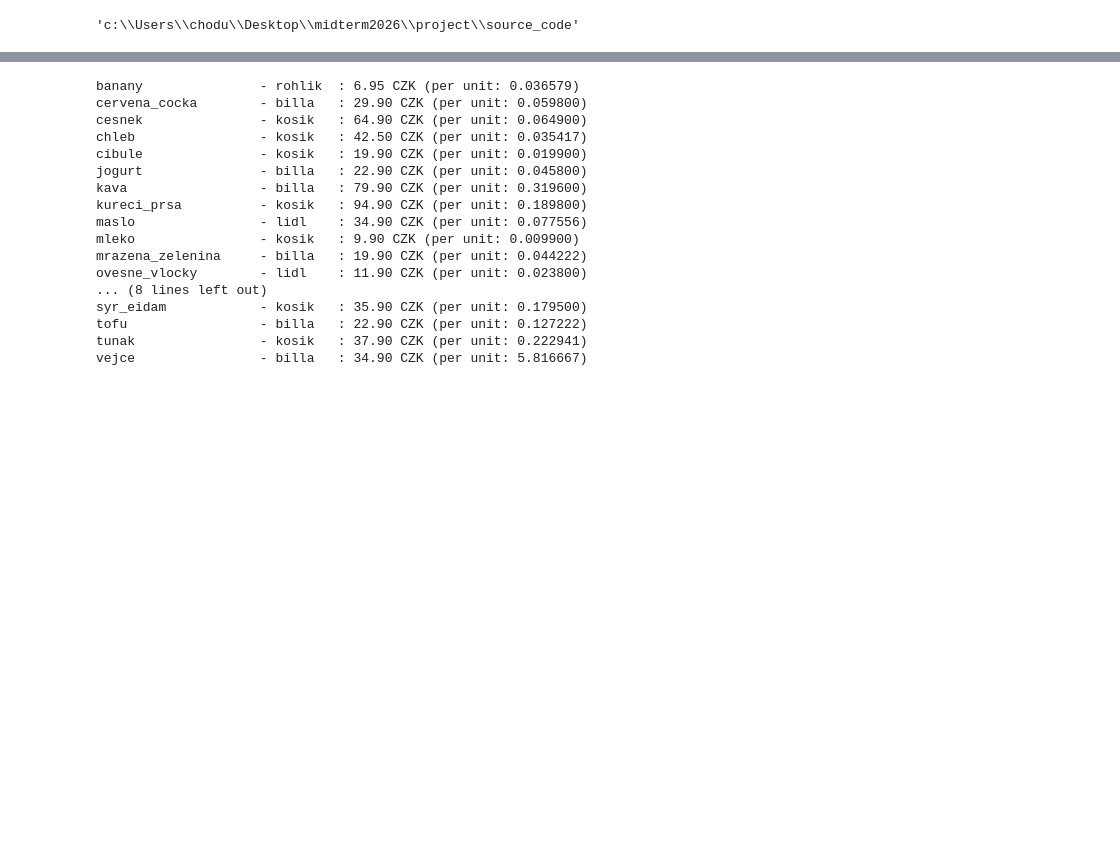
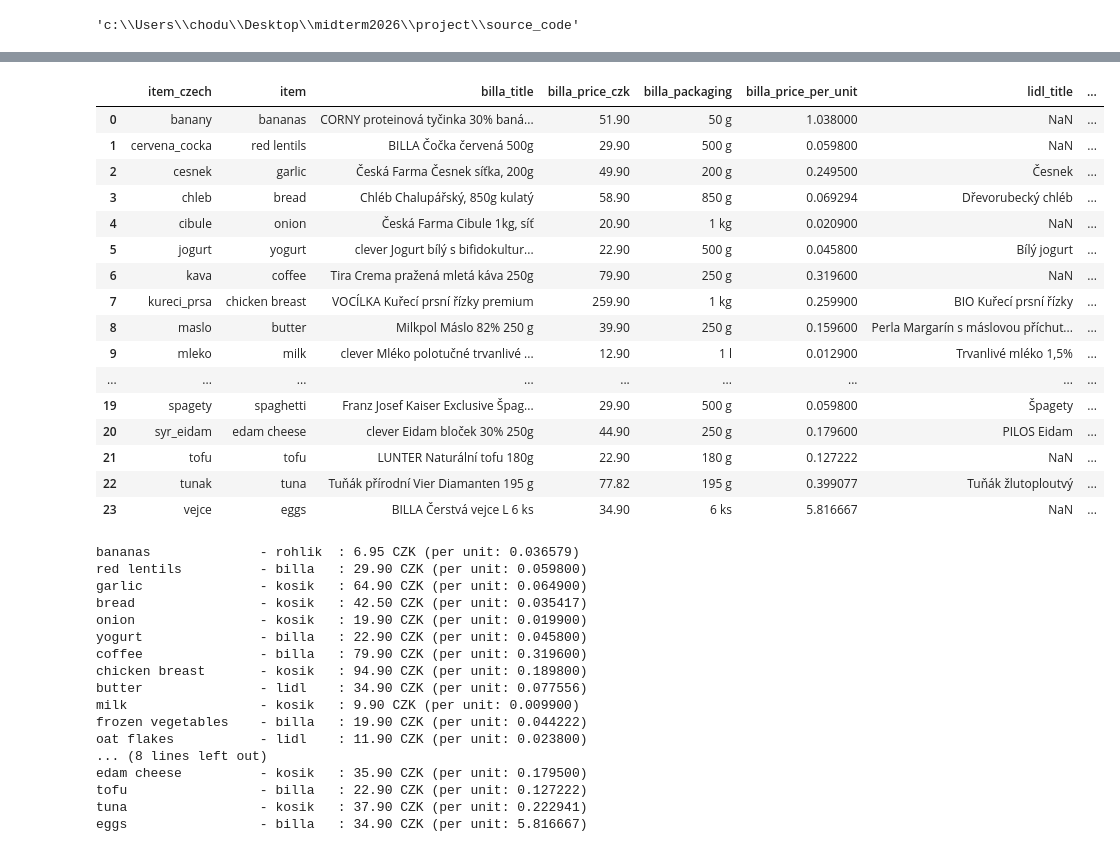
Before and after one commit to haeronwen/project, a Jupyter notebook: source_code/4_groceries_cleaner.ipynb, the cells around one changed output, grey strips where cells are left out. Drawn from its saved outputs; the diff is of its cells as text; code cells hidden in the pictures; blank space fills up the shorter version.

```diff
--- a/source_code/4_groceries_cleaner.ipynb
+++ b/source_code/4_groceries_cleaner.ipynb
@@ -57,3 +97,53 @@ full.head()
+# %%
+item_translation = {
+    "banany": "bananas",
+    "cervena_cocka": "red lentils",
+    "cesnek": "garlic",
+    "chleb": "bread",
+    "cibule": "onion",
+    "jogurt": "yogurt",
+    "kava": "coffee",
+    "kureci_prsa": "chicken breast",
+    "maslo": "butter",
+    "mleko": "milk",
+    "mrazena_zelenina": "frozen vegetables",
+    "ovesne_vlocky": "oat flakes",
+    "ovesny_napoj": "oat drink",
+    "paprika": "bell pepper",
+    "pesto": "pesto",
+    "rajcatova_omacka": "tomato sauce",
+    "repkovy_olej": "rapeseed oil",
+    "ryze": "rice",
+    "sojovy_napoj": "soy drink",
+    "spagety": "spaghetti",
+    "syr_eidam": "edam cheese",
+    "tofu": "tofu",
+    "tunak": "tuna",
+    "vejce": "eggs"
+}
+# %%
+full = full.rename(columns={"item": "item_czech"})
+full.insert(1, "item", full["item_czech"].map(item_translation))
+# %%
+full
+# %% [output]
+|  | item_czech | item | billa_title | billa_price_czk | billa_packaging | billa_price_per_unit | lidl_title | ... |
+| 0 | banany | bananas | CORNY proteinová tyčinka 30% baná... | 51.90 | 50 g | 1.038000 | NaN | ... |
+| 1 | cervena_cocka | red lentils | BILLA Čočka červená 500g | 29.90 | 500 g | 0.059800 | NaN | ... |
+| 2 | cesnek | garlic | Česká Farma Česnek síťka, 200g | 49.90 | 200 g | 0.249500 | Česnek | ... |
+| 3 | chleb | bread | Chléb Chalupářský, 850g kulatý | 58.90 | 850 g | 0.069294 | Dřevorubecký chléb | ... |
+| 4 | cibule | onion | Česká Farma Cibule 1kg, síť | 20.90 | 1 kg | 0.020900 | NaN | ... |
+| 5 | jogurt | yogurt | clever Jogurt bílý s bifidokultur... | 22.90 | 500 g | 0.045800 | Bílý jogurt | ... |
+| 6 | kava | coffee | Tira Crema pražená mletá káva 250g | 79.90 | 250 g | 0.319600 | NaN | ... |
+| 7 | kureci_prsa | chicken breast | VOCÍLKA Kuřecí prsní řízky premium | 259.90 | 1 kg | 0.259900 | BIO Kuřecí prsní řízky | ... |
+| 8 | maslo | butter | Milkpol Máslo 82% 250 g | 39.90 | 250 g | 0.159600 | Perla Margarín s máslovou příchut... | ... |
+| 9 | mleko | milk | clever Mléko polotučné trvanlivé ... | 12.90 | 1 l | 0.012900 | Trvanlivé mléko 1,5% | ... |
+| ... | ... | ... | ... | ... | ... | ... | ... | ... |
+| 19 | spagety | spaghetti | Franz Josef Kaiser Exclusive Špag... | 29.90 | 500 g | 0.059800 | Špagety | ... |
+| 20 | syr_eidam | edam cheese | clever Eidam bloček 30% 250g | 44.90 | 250 g | 0.179600 | PILOS Eidam | ... |
+| 21 | tofu | tofu | LUNTER Naturální tofu 180g | 22.90 | 180 g | 0.127222 | NaN | ... |
+| 22 | tunak | tuna | Tuňák přírodní Vier Diamanten 195 g | 77.82 | 195 g | 0.399077 | Tuňák žlutoploutvý | ... |
+| 23 | vejce | eggs | BILLA Čerstvá vejce L 6 ks | 34.90 | 6 ks | 5.816667 | NaN | ... |
 # %%
 basket_items = []
 
@@ -106,23 +196,23 @@ for idx, row in full.iterrows():
 # Convert to DataFrame
 basket_df = pd.DataFrame(basket_items)
 # %% [output]
-banany               - rohlik  : 6.95 CZK (per unit: 0.036579)
-cervena_cocka        - billa   : 29.90 CZK (per unit: 0.059800)
-cesnek               - kosik   : 64.90 CZK (per unit: 0.064900)
-chleb                - kosik   : 42.50 CZK (per unit: 0.035417)
-cibule               - kosik   : 19.90 CZK (per unit: 0.019900)
-jogurt               - billa   : 22.90 CZK (per unit: 0.045800)
-kava                 - billa   : 79.90 CZK (per unit: 0.319600)
-kureci_prsa          - kosik   : 94.90 CZK (per unit: 0.189800)
-maslo                - lidl    : 34.90 CZK (per unit: 0.077556)
-mleko                - kosik   : 9.90 CZK (per unit: 0.009900)
-mrazena_zelenina     - billa   : 19.90 CZK (per unit: 0.044222)
-ovesne_vlocky        - lidl    : 11.90 CZK (per unit: 0.023800)
+bananas              - rohlik  : 6.95 CZK (per unit: 0.036579)
+red lentils          - billa   : 29.90 CZK (per unit: 0.059800)
+garlic               - kosik   : 64.90 CZK (per unit: 0.064900)
+bread                - kosik   : 42.50 CZK (per unit: 0.035417)
+onion                - kosik   : 19.90 CZK (per unit: 0.019900)
+yogurt               - billa   : 22.90 CZK (per unit: 0.045800)
+coffee               - billa   : 79.90 CZK (per unit: 0.319600)
+chicken breast       - kosik   : 94.90 CZK (per unit: 0.189800)
+butter               - lidl    : 34.90 CZK (per unit: 0.077556)
+milk                 - kosik   : 9.90 CZK (per unit: 0.009900)
+frozen vegetables    - billa   : 19.90 CZK (per unit: 0.044222)
+oat flakes           - lidl    : 11.90 CZK (per unit: 0.023800)
 ... (8 lines left out)
-syr_eidam            - kosik   : 35.90 CZK (per unit: 0.179500)
+edam cheese          - kosik   : 35.90 CZK (per unit: 0.179500)
 tofu                 - billa   : 22.90 CZK (per unit: 0.127222)
-tunak                - kosik   : 37.90 CZK (per unit: 0.222941)
-vejce                - billa   : 34.90 CZK (per unit: 5.816667)
+tuna                 - kosik   : 37.90 CZK (per unit: 0.222941)
+eggs                 - billa   : 34.90 CZK (per unit: 5.816667)
 # %%
 # Define monthly quantities
 quantities = {
```
Also changed, not shown: parts of 8 cells of this notebook, 7 other files.
